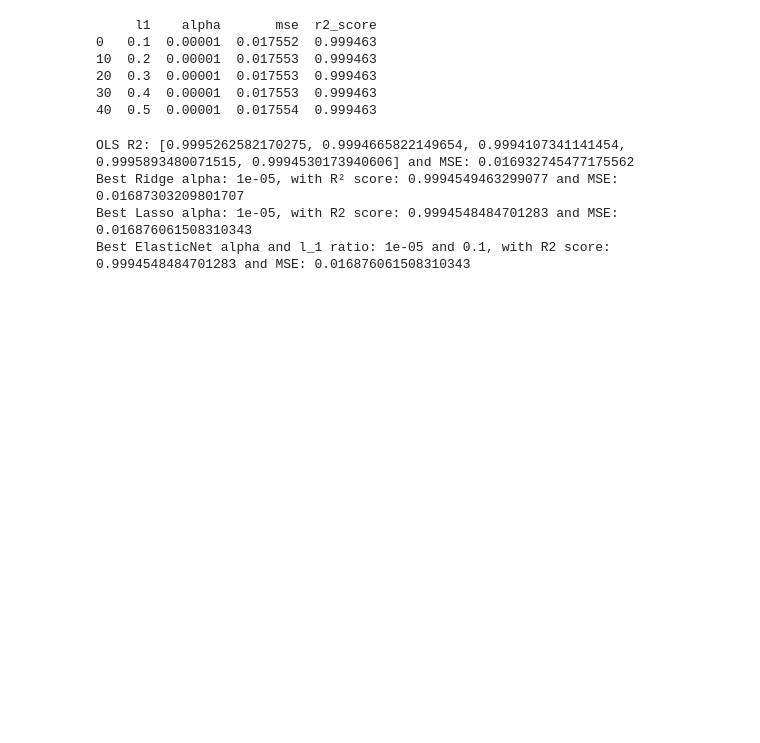
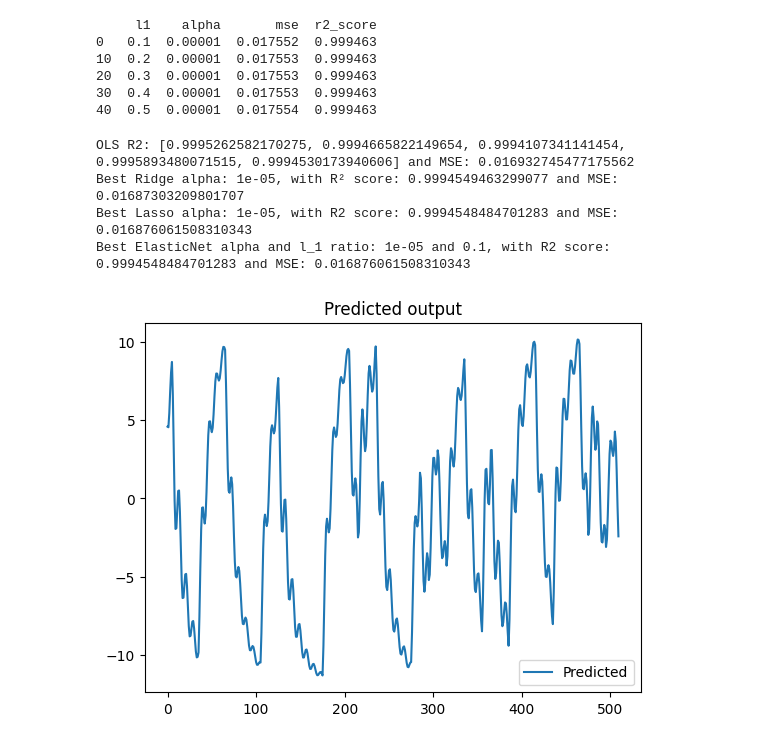
Before and after one commit to goncalomachadoribeiro/Machine-Learning-1st-Semester-2024-2025, a Jupyter notebook: Project/Problem_1_Task_2/P1_T2.ipynb, the cells around one changed output. Drawn from its saved outputs; the diff is of its cells as text; code cells hidden in the pictures; blank space fills up the shorter version.

Commit message:
I hope this is the last commit of this task.

```diff
--- a/Project/Problem_1_Task_2/P1_T2.ipynb
+++ b/Project/Problem_1_Task_2/P1_T2.ipynb
@@ -377,19 +373,23 @@ Best ElasticNet alpha and l_1 ratio: 1e-05 and 0.1, with R2 score: 0.99945484847
 # %%
 u_combined = np.concatenate((u_train, u_test), axis=0)
 best_model = Ridge(alpha=1e-5,fit_intercept=False)
 best_model.fit(X_train,Y_train)
 y_prev_final_model = list(Y_train[-n_final:][::-1]) #careful: it should be Y_train, since we are using all the data set.
 y_pred_final_model = []
-index_first_y_test = 2040
+index_first_y_test = 2040 #We excluded the first 15 points in order to compute from y(p) forward but, since
+#we are using all the data set (u_combined has all the entries - it does not
+# exclude the first p as we did in X_train and Y_train), we need to start from the first point of the test set.
 for k in range(index_first_y_test,len(u_combined)):
     u_val = [u_combined[k - d_final - j] for j in range(m_final + 1)]
     combined_input_final = y_prev_final_model + list(u_val)
     y_pred = best_model.predict([combined_input_final])
     y_pred_final_model.append(y_pred[0])
     y_prev_final_model = [y_pred[0]] + y_prev_final_model[:-1]
 y_pred_last_400 = y_pred_final_model[-400:]
 np.save('y_pred.npy', y_pred_last_400)
-plt.plot(y_pred_last_400, label='Predicted')
+plt.plot(y_pred_final_model, label='Predicted')
 plt.legend()
 plt.title('Predicted output')
 plt.show()
+# %% [output]
+[figure, added]
```
Also changed, not shown: parts of 3 cells of this notebook, 1 other file.
